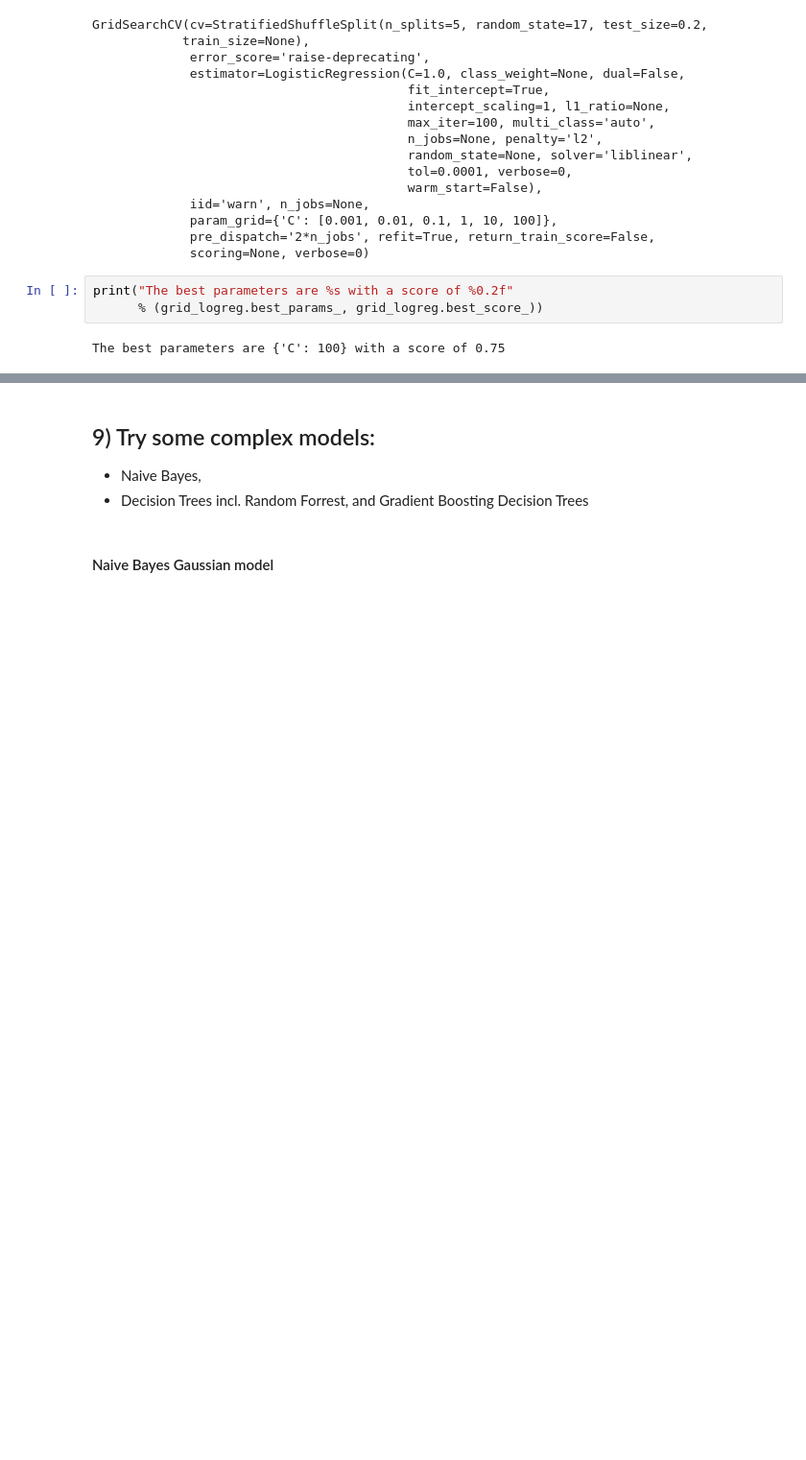
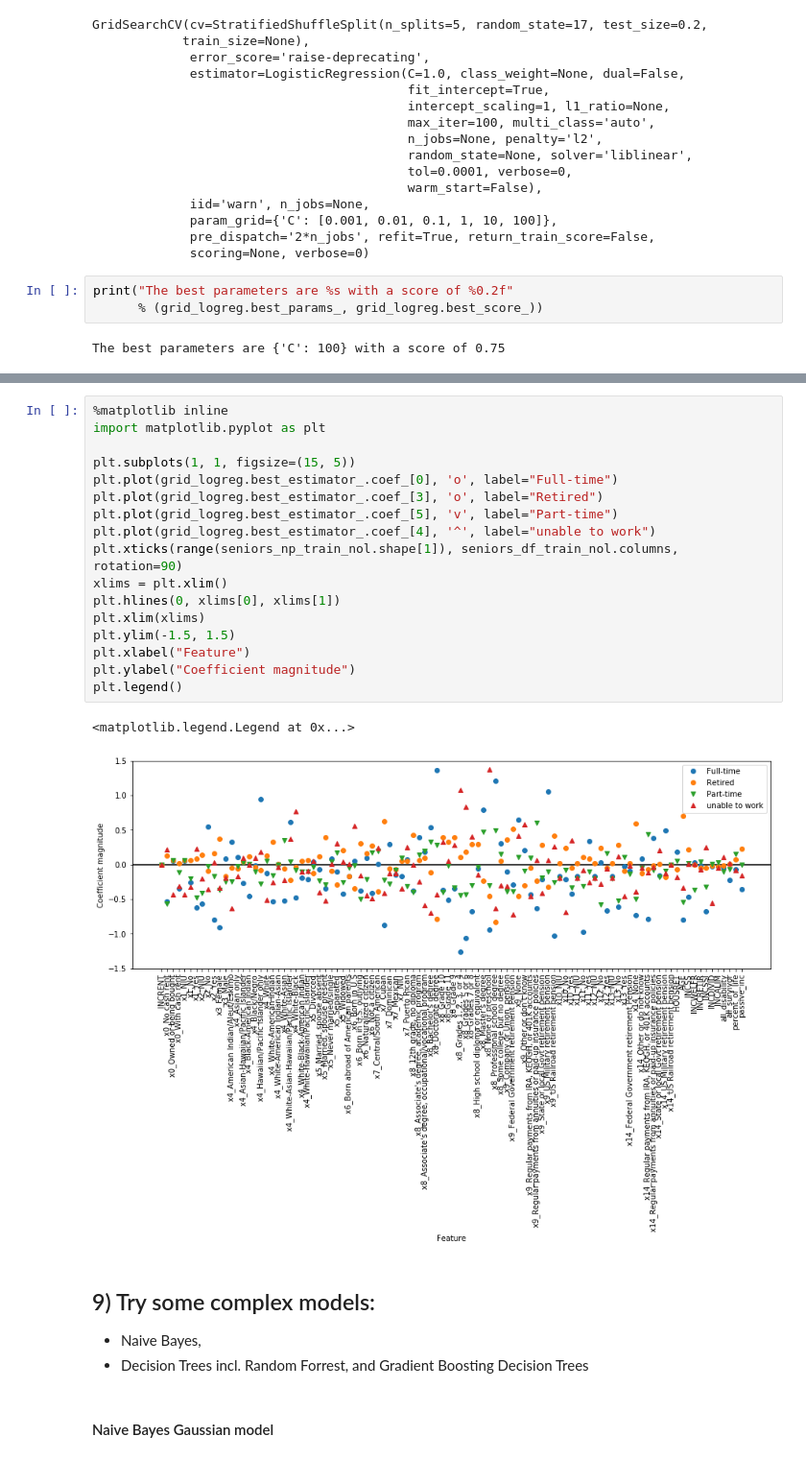
Before and after one commit to rawild/Machine_Learning_Projects_DATA71200, a Jupyter notebook: Project_2/Wilde_Project_2.ipynb, the cells around one changed output, grey strips where cells are left out. Shown at 96% size. Cells and saved outputs as stored; diff of their text form; blank space fills up the shorter version.

```diff
--- a/Project_2/Wilde_Project_2.ipynb
+++ b/Project_2/Wilde_Project_2.ipynb
@@ -500,3 +535,23 @@ Has job, not at work last week       0.00      0.00      0.00        52
+# %%
+%matplotlib inline
+import matplotlib.pyplot as plt
+
+plt.subplots(1, 1, figsize=(15, 5))
+plt.plot(grid_logreg.best_estimator_.coef_[0], 'o', label="Full-time")
+plt.plot(grid_logreg.best_estimator_.coef_[3], 'o', label="Retired")
+plt.plot(grid_logreg.best_estimator_.coef_[5], 'v', label="Part-time")
+plt.plot(grid_logreg.best_estimator_.coef_[4], '^', label="unable to work")
+plt.xticks(range(seniors_np_train_nol.shape[1]), seniors_df_train_nol.columns, rotation=90)
+xlims = plt.xlim()
+plt.hlines(0, xlims[0], xlims[1])
+plt.xlim(xlims)
+plt.ylim(-1.5, 1.5)
+plt.xlabel("Feature")
+plt.ylabel("Coefficient magnitude")
+plt.legend()
+# %% [output]
+<matplotlib.legend.Legend at 0x...>
+[figure, added]
 # %% [markdown]
 ## 9) Try some complex models:
 - Naive Bayes,
```
Also changed, not shown: parts of 6 cells of this notebook, 2 other files.
